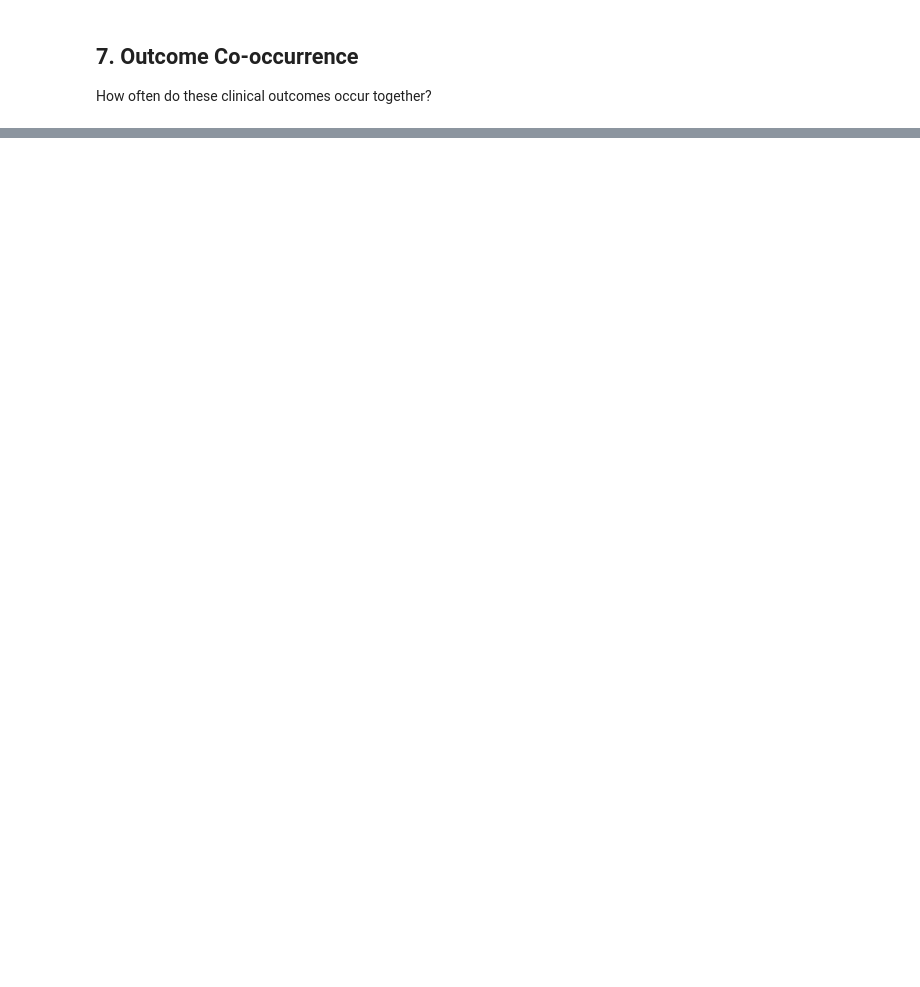
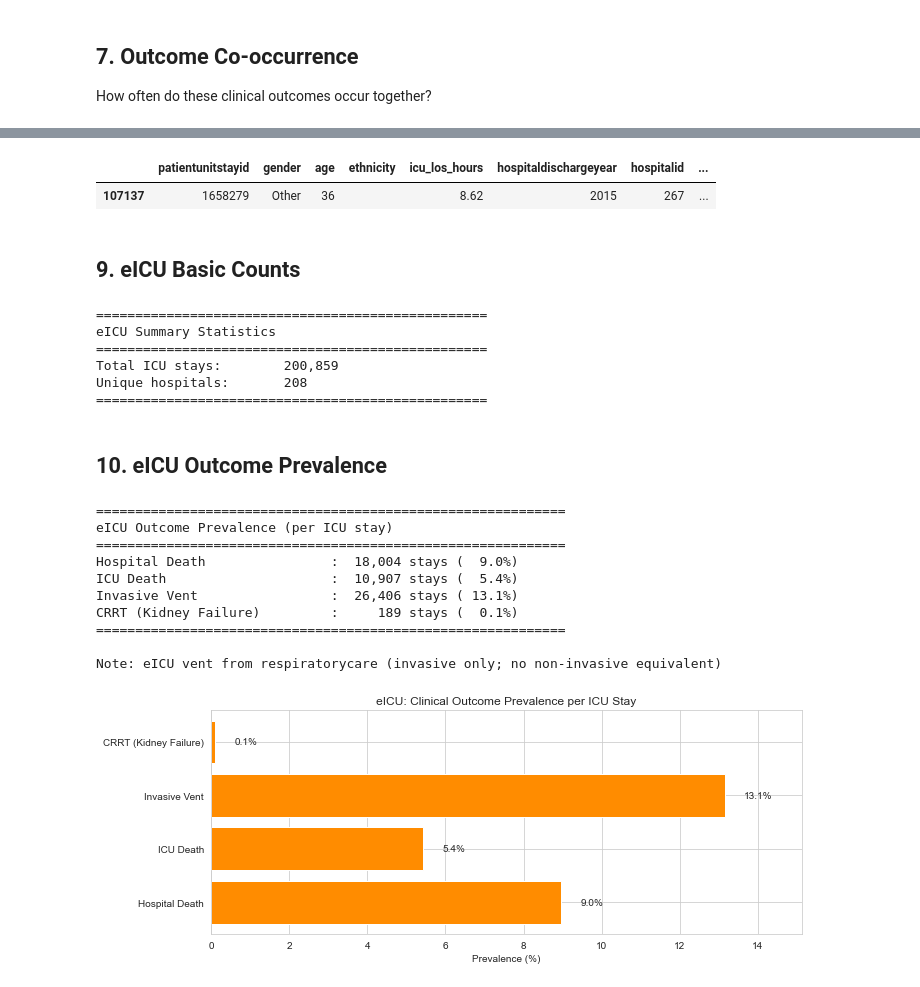
Before and after one commit to david-erf-ucb/210-capstone, a Jupyter notebook: scripts/stay_level_eda.ipynb, the cells around one changed output, grey strips where cells are left out. Drawn from its saved outputs; the diff is of its cells as text; code cells hidden in the pictures; blank space fills up the shorter version.

```diff
--- a/scripts/stay_level_eda.ipynb
+++ b/scripts/stay_level_eda.ipynb
@@ -396,0 +541,7 @@ Stays with >= 1 adverse outcome: 75,344 (79.8%)
+# %%
+edf = load_eicu_stay_summary(force_refresh=False)
+
+# Normalize gender to M/F to align with MIMIC
+edf['gender'] = edf['gender'].map({'Male': 'M', 'Female': 'F'}).fillna('Other')
+
+edf.head()
@@ -396,0 +585,73 @@ Stays with >= 1 adverse outcome: 75,344 (79.8%)
+# %%
+edf[edf['patientunitstayid']==1658279]
+# %% [output]
+|  | patientunitstayid | gender | age | ethnicity | icu_los_hours | hospitaldischargeyear | hospitalid | ... |
+| 107137 | 1658279 | Other | 36 |  | 8.62 | 2015 | 267 | ... |
+# %% [markdown]
+## 9. eICU Basic Counts
+# %%
+e_n_stays = len(edf)
+e_n_hospitals = edf['hospitalid'].nunique()
+
+print("=" * 50)
+print("eICU Summary Statistics")
+print("=" * 50)
+print(f"Total ICU stays:        {e_n_stays:,}")
+print(f"Unique hospitals:       {e_n_hospitals:,}")
+print("=" * 50)
+
+# Note: eICU does not have a subject_id equivalent for cross-stay patient tracking
+# patientunitstayid is unique per ICU stay
+# %% [output]
+==================================================
+eICU Summary Statistics
+==================================================
+Total ICU stays:        200,859
+Unique hospitals:       208
+==================================================
+# %% [markdown]
+## 10. eICU Outcome Prevalence
+# %%
+# eICU outcome rates
+# Note: eICU ventilation from respiratorycare = invasive vent only
+e_outcomes = {
+    'Hospital Death': edf['hospital_expire_flag'].sum(),
+    'ICU Death': edf['death_in_icu'].sum(),
+    'Invasive Vent': edf['ventilation'].sum(),
+    'CRRT (Kidney Failure)': edf['crrt'].sum(),
+}
+
+print("=" * 60)
+print("eICU Outcome Prevalence (per ICU stay)")
+print("=" * 60)
+for outcome, count in e_outcomes.items():
+    pct = 100 * count / e_n_stays
+    print(f"{outcome:30s}: {count:>7,.0f} stays ({pct:5.1f}%)")
+print("=" * 60)
+print("\nNote: eICU vent from respiratorycare (invasive only; no non-invasive equivalent)")
+
+# Visualize
+e_outcome_rates = {k: 100 * v / e_n_stays for k, v in e_outcomes.items()}
+
+fig, ax = plt.subplots(figsize=(10, 4))
+bars = ax.barh(list(e_outcome_rates.keys()), list(e_outcome_rates.values()), color='darkorange')
+ax.set_xlabel('Prevalence (%)')
+ax.set_title('eICU: Clinical Outcome Prevalence per ICU Stay')
+for bar, pct in zip(bars, e_outcome_rates.values()):
+    ax.text(bar.get_width() + 0.5, bar.get_y() + bar.get_height()/2,
+            f'{pct:.1f}%', va='center', fontsize=10)
+ax.set_xlim(0, max(e_outcome_rates.values()) * 1.15)
+plt.tight_layout()
+plt.show()
+# %% [output]
+============================================================
+eICU Outcome Prevalence (per ICU stay)
+============================================================
+Hospital Death                :  18,004 stays (  9.0%)
+ICU Death                     :  10,907 stays (  5.4%)
+Invasive Vent                 :  26,406 stays ( 13.1%)
+CRRT (Kidney Failure)         :     189 stays (  0.1%)
+============================================================
+
+Note: eICU vent from respiratorycare (invasive only; no non-invasive equivalent)
+[figure, added]
```
Also changed, not shown: parts of 40 cells of this notebook, 11 other files.
